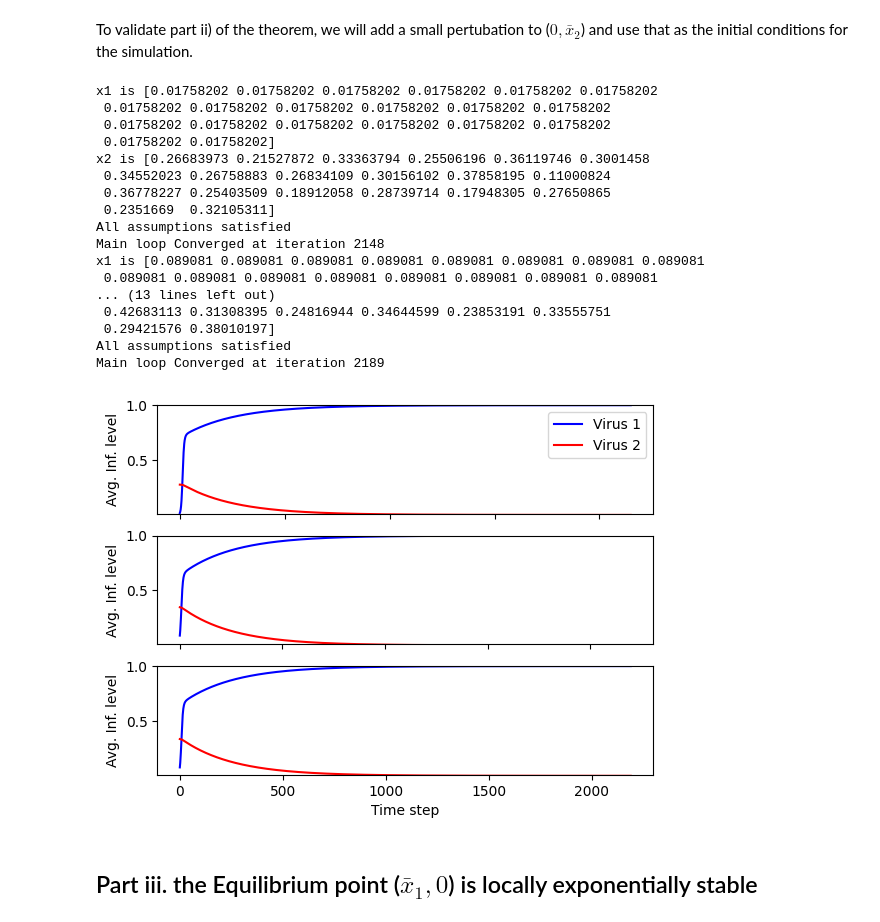
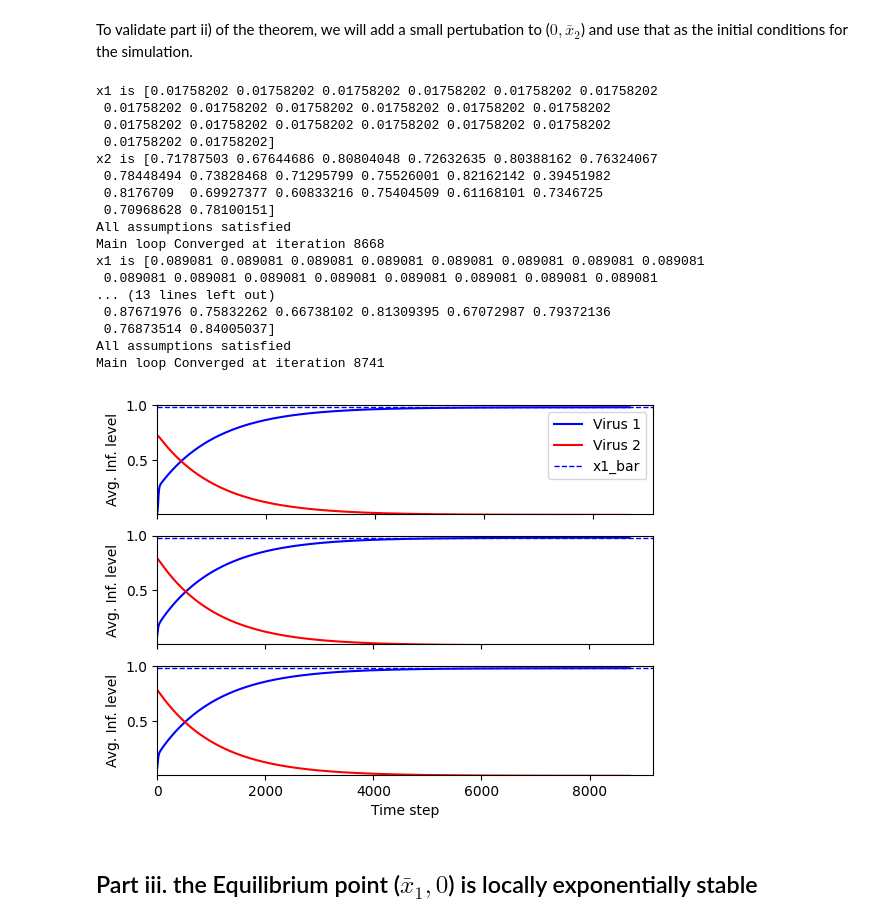
Before and after one commit to mrhoggboss/Discrete-time-competitive-bivirus-SIS, a Jupyter notebook: experiment_Theorem6.ipynb, the cells around one changed output. Saved outputs shown, nothing was run; the diff lists cells and outputs as text; code cells hidden in the pictures.

```diff
--- a/experiment_Theorem6.ipynb
+++ b/experiment_Theorem6.ipynb
@@ -33,15 +33,15 @@ A1 = A1_thres + path_graph_adjacency(config.N, W=config.W/10)
 A2 = A2_thres + path_graph_adjacency(config.N, W=config.W/10)
 
 beta = [
-    50 * np.ones(config.N),
-    0.6 * np.ones(config.N)
+    70 * np.ones(config.N),
+    0.4 * np.ones(config.N)
 ]
 B1 = np.diag(beta[0]) @ A1
 B2 = np.diag(beta[1]) @ A2
 B = [B1, B2]
 delta = [
-    0.2 * np.ones(config.N),
-    4 * np.ones(config.N)
+    10 * np.ones(config.N),
+    1 * np.ones(config.N)
 ]
 print("B1 is:", B1)
 print()
@@ -157,43 +157,43 @@ x2_histories = []
 x1_avg_histories = []
 x2_avg_histories = []
 
 x1 = np.zeros(config.N)
 x2 = np.zeros(config.N)
 for i in range(3):
     pertubation = np.random.uniform(0, 0.1)
     x1.fill(pertubation)
     print("x1 is " + str(x1))
     x2 = x2_bar + pertubation * np.ones(config.N)
     print("x2 is " + str(x2))
     bivirus.check_basic_assumptions(x1, x2, B, delta, config)
     results = bivirus.run_simulation(x1, x2, B, delta, config)
 
     # record results
     x1_histories.append(results["x1_history"])
     x2_histories.append(results["x2_history"])
     x1_avg_histories.append(results["x1_avg_history"])
     x2_avg_histories.append(results["x2_avg_history"])
 
-bivirus.plot_simulation_1by3(x1_avg_histories, x2_avg_histories, yscale='linear')
+bivirus.plot_simulation_1by3(x1_avg_histories, x2_avg_histories, x1_bar_avg=np.mean(x1_bar), yscale='linear')
 # %% [output]
 x1 is [0.01758202 0.01758202 0.01758202 0.01758202 0.01758202 0.01758202
  0.01758202 0.01758202 0.01758202 0.01758202 0.01758202 0.01758202
  0.01758202 0.01758202 0.01758202 0.01758202 0.01758202 0.01758202
  0.01758202 0.01758202]
-x2 is [0.26683973 0.21527872 0.33363794 0.25506196 0.36119746 0.3001458
- 0.34552023 0.26758883 0.26834109 0.30156102 0.37858195 0.11000824
- 0.36778227 0.25403509 0.18912058 0.28739714 0.17948305 0.27650865
- 0.2351669  0.32105311]
+x2 is [0.71787503 0.67644686 0.80804048 0.72632635 0.80388162 0.76324067
+ 0.78448494 0.73828468 0.71295799 0.75526001 0.82162142 0.39451982
+ 0.8176709  0.69927377 0.60833216 0.75404509 0.61168101 0.7346725
+ 0.70968628 0.78100151]
 All assumptions satisfied
-Main loop Converged at iteration 2148
+Main loop Converged at iteration 8668
 x1 is [0.089081 0.089081 0.089081 0.089081 0.089081 0.089081 0.089081 0.089081
  0.089081 0.089081 0.089081 0.089081 0.089081 0.089081 0.089081 0.089081
 ... (13 lines left out)
- 0.42683113 0.31308395 0.24816944 0.34644599 0.23853191 0.33555751
- 0.29421576 0.38010197]
+ 0.87671976 0.75832262 0.66738102 0.81309395 0.67072987 0.79372136
+ 0.76873514 0.84005037]
 All assumptions satisfied
-Main loop Converged at iteration 2189
+Main loop Converged at iteration 8741
-[figure, old version]
+[figure, new version]
 # %% [markdown]
 ## Part iii. the Equilibrium point ($\bar{x}_1, 0$) is locally exponentially stable
 # %% [markdown]
```
Also changed, not shown: parts of 5 cells of this notebook.
